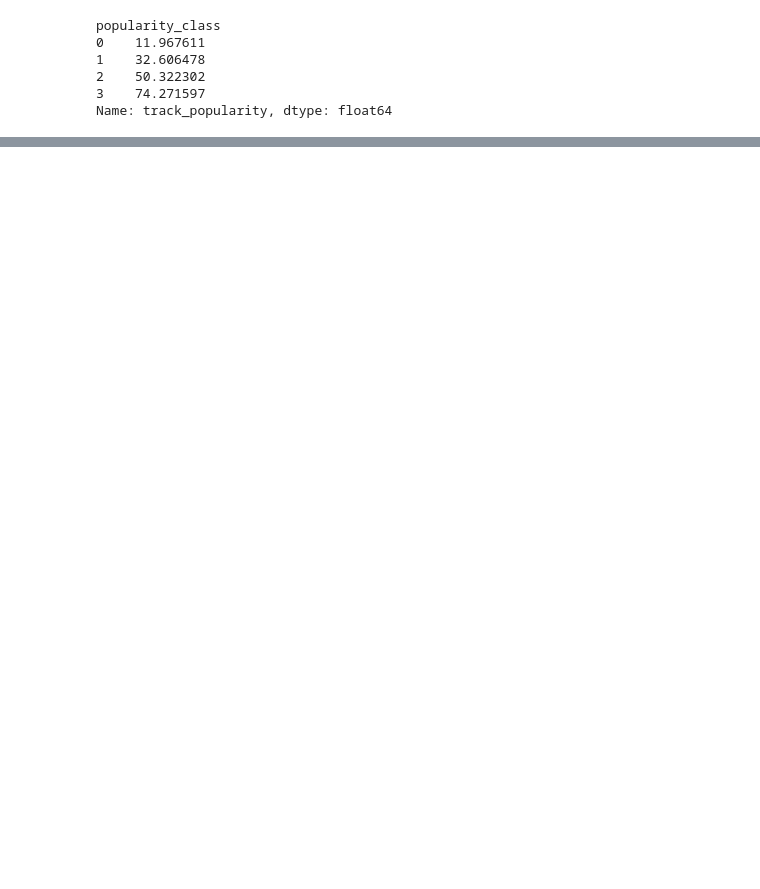
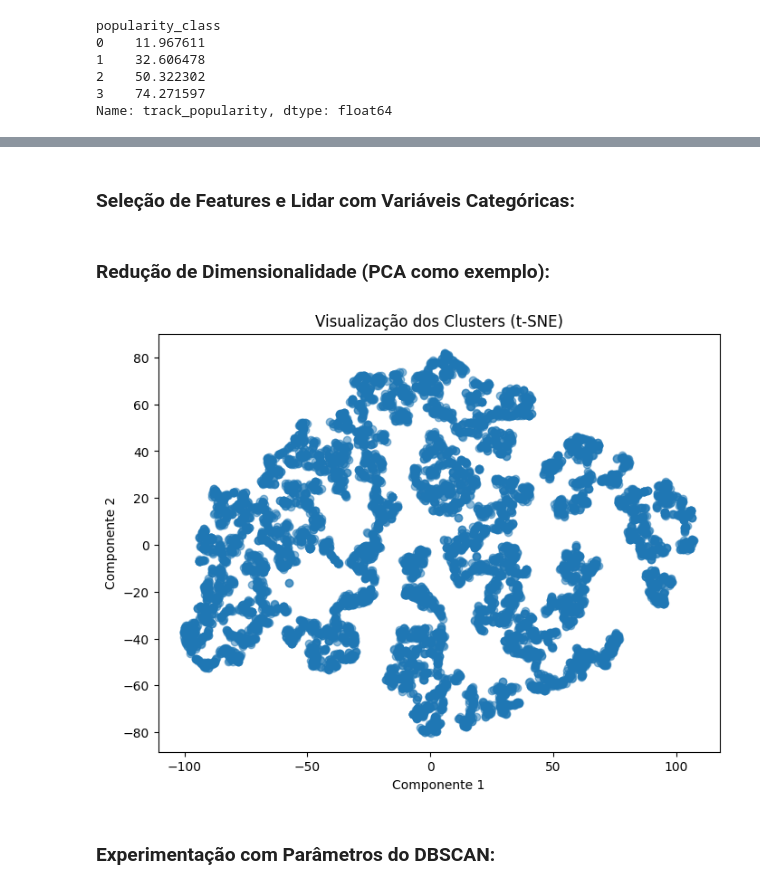
Before and after one commit to claraferreirabatista/30000-spotify-songs-machine-learning-popularidade, a Jupyter notebook: 5_DBScan.ipynb, the cells around one changed output, grey strips where cells are left out. Saved outputs shown, nothing was run; the diff lists cells and outputs as text; code cells hidden in the pictures; blank space fills up the shorter version.

```diff
--- a/5_DBScan.ipynb
+++ b/5_DBScan.ipynb
@@ -136,0 +388,47 @@ Name: count, dtype: int64
+# %%
+colunas_numericas = ['danceability', 'energy', 'key', 'loudness', 'mode', 'speechiness',
+                   'acousticness', 'instrumentalness', 'liveness', 'valence', 'tempo']
+
+
+from scipy import stats
+
+# Calcula z-score para cada coluna numérica
+z_scores = stats.zscore(df[colunas_numericas])
+
+# Define um limite de z-score para considerar outliers (exemplo: 3)
+limite_z_score = 3
+
+# Encontra índices dos outliers em cada coluna
+outliers_indices = (np.abs(z_scores) > limite_z_score).any(axis=1)
+
+# Remove os outliers
+dados_sem_outliers = df[~outliers_indices]
+# %% [markdown]
+### Seleção de Features e  Lidar com Variáveis Categóricas:
+# %% [markdown]
+### Redução de Dimensionalidade (PCA como exemplo):
+# %%
+
+
+# Seleciona apenas as colunas numéricas após o pré-processamento
+colunas_numericas = ['danceability', 'energy', 'key', 'loudness', 'mode', 'speechiness',
+                     'acousticness', 'instrumentalness', 'liveness', 'valence', 'tempo']
+
+# Cria um novo DataFrame apenas com as colunas numéricas
+dados_numericos = dados_sem_outliers[colunas_numericas]
+
+# Redução de dimensionalidade usando t-SNE
+tsne = TSNE(n_components=2, random_state=42)
+dados_tsne = tsne.fit_transform(dados_numericos)
+
+# Visualização dos clusters resultantes
+plt.figure(figsize=(8, 6))
+plt.scatter(dados_tsne[:, 0], dados_tsne[:, 1], alpha=0.5)
+plt.title('Visualização dos Clusters (t-SNE)')
+plt.xlabel('Componente 1')
+plt.ylabel('Componente 2')
+plt.show()
+# %% [output]
+[figure, added]
+# %% [markdown]
+### Experimentação com Parâmetros do DBSCAN:
```
Also changed, not shown: parts of 19 cells of this notebook.
